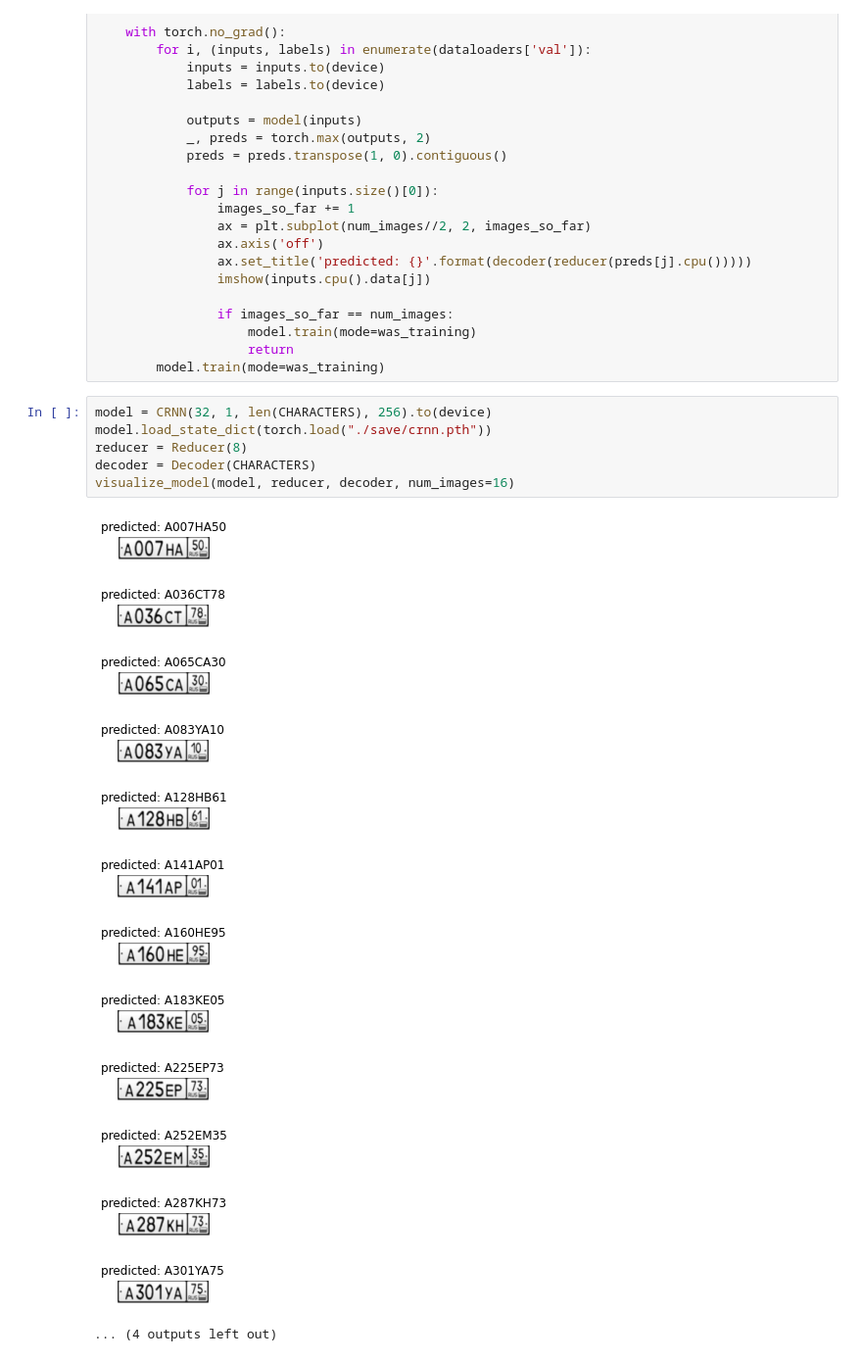
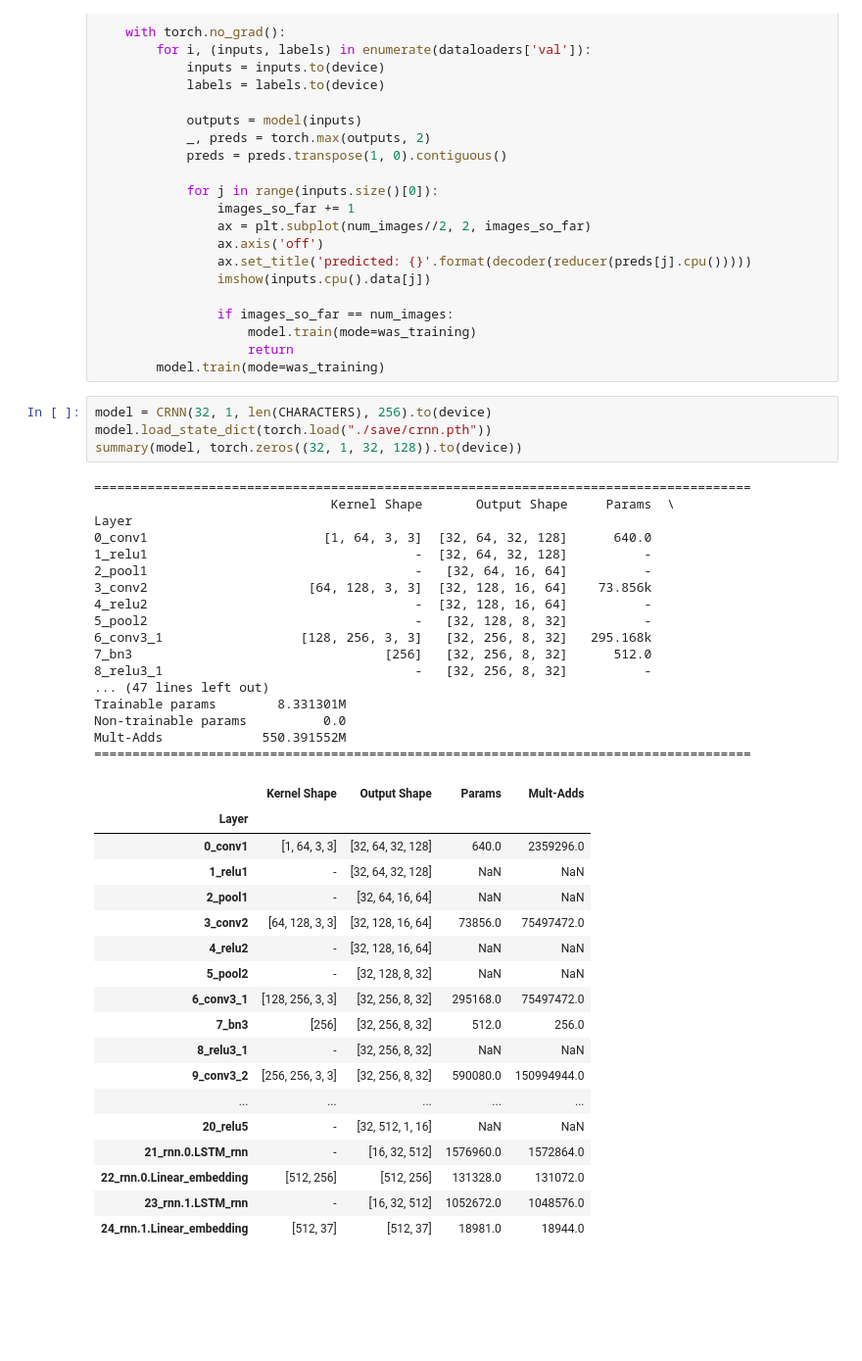
Before and after one commit to alafage/license-plate-extraction, a Jupyter notebook: testing.ipynb, the cells around one changed output. Shown at 98% size. Saved outputs shown, nothing was run; the diff lists cells and outputs as text; blank space fills up the shorter version.

```diff
--- a/testing.ipynb
+++ b/testing.ipynb
@@ -125,20 +126,40 @@ def visualize_model(model, reducer, decoder, num_images=6):
 # %%
 model = CRNN(32, 1, len(CHARACTERS), 256).to(device)
 model.load_state_dict(torch.load("./save/crnn.pth"))
-reducer = Reducer(8)
-decoder = Decoder(CHARACTERS)
-visualize_model(model, reducer, decoder, num_images=16)
+summary(model, torch.zeros((32, 1, 32, 128)).to(device))
 # %% [output]
-[figure, removed]
-[figure, removed]
-[figure, removed]
-[figure, removed]
-[figure, removed]
-[figure, removed]
-[figure, removed]
-[figure, removed]
-[figure, removed]
-[figure, removed]
-[figure, removed]
-[figure, removed]
-... (4 outputs left out)
+======================================================================================
+                               Kernel Shape       Output Shape     Params  \
+Layer
+0_conv1                       [1, 64, 3, 3]  [32, 64, 32, 128]      640.0
+1_relu1                                   -  [32, 64, 32, 128]          -
+2_pool1                                   -   [32, 64, 16, 64]          -
+3_conv2                     [64, 128, 3, 3]  [32, 128, 16, 64]    73.856k
+4_relu2                                   -  [32, 128, 16, 64]          -
+5_pool2                                   -   [32, 128, 8, 32]          -
+6_conv3_1                  [128, 256, 3, 3]   [32, 256, 8, 32]   295.168k
+7_bn3                                 [256]   [32, 256, 8, 32]      512.0
+8_relu3_1                                 -   [32, 256, 8, 32]          -
+... (47 lines left out)
+Trainable params        8.331301M
+Non-trainable params          0.0
+Mult-Adds             550.391552M
+======================================================================================
+|  | Kernel Shape | Output Shape | Params | Mult-Adds |
+| Layer |  |  |  |  |
+| 0_conv1 | [1, 64, 3, 3] | [32, 64, 32, 128] | 640.0 | 2359296.0 |
+| 1_relu1 | - | [32, 64, 32, 128] | NaN | NaN |
+| 2_pool1 | - | [32, 64, 16, 64] | NaN | NaN |
+| 3_conv2 | [64, 128, 3, 3] | [32, 128, 16, 64] | 73856.0 | 75497472.0 |
+| 4_relu2 | - | [32, 128, 16, 64] | NaN | NaN |
+| 5_pool2 | - | [32, 128, 8, 32] | NaN | NaN |
+| 6_conv3_1 | [128, 256, 3, 3] | [32, 256, 8, 32] | 295168.0 | 75497472.0 |
+| 7_bn3 | [256] | [32, 256, 8, 32] | 512.0 | 256.0 |
+| 8_relu3_1 | - | [32, 256, 8, 32] | NaN | NaN |
+| 9_conv3_2 | [256, 256, 3, 3] | [32, 256, 8, 32] | 590080.0 | 150994944.0 |
+| ... | ... | ... | ... | ... |
+| 20_relu5 | - | [32, 512, 1, 16] | NaN | NaN |
+| 21_rnn.0.LSTM_rnn | - | [16, 32, 512] | 1576960.0 | 1572864.0 |
+| 22_rnn.0.Linear_embedding | [512, 256] | [512, 256] | 131328.0 | 131072.0 |
+| 23_rnn.1.LSTM_rnn | - | [16, 32, 512] | 1052672.0 | 1048576.0 |
+| 24_rnn.1.Linear_embedding | [512, 37] | [512, 37] | 18981.0 | 18944.0 |
```
Also changed, not shown: parts of 3 cells of this notebook, 8 other files.
